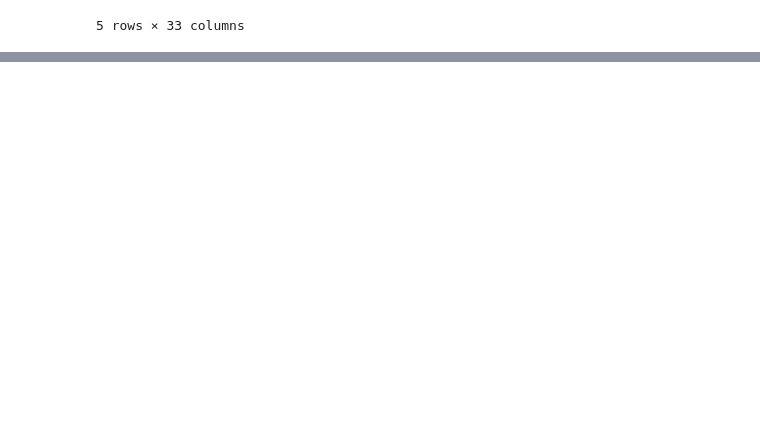
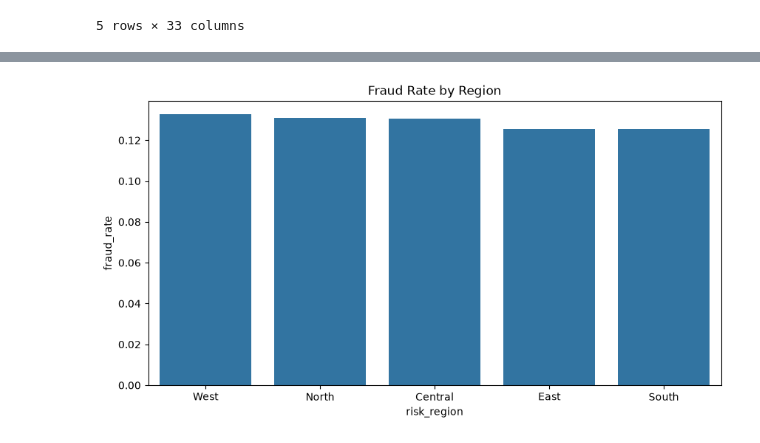
Before and after one commit to sagarmehra69/AI-Powered-Financial-Fraud-Detection-Risk-Analytics-System, a Jupyter notebook: notebooks/07_streamlit_pipeline.ipynb, the cells around one changed output, grey strips where cells are left out. Cells and saved outputs as stored; diff of their text form; code cells hidden in the pictures; blank space fills up the shorter version.

```diff
--- a/notebooks/07_streamlit_pipeline.ipynb
+++ b/notebooks/07_streamlit_pipeline.ipynb
@@ -42,0 +213,6 @@ sklearn.ensemble._forest.RandomForestClassifier
+# %%
+regional_summary = pd.read_csv(
+    "../data/processed/regional_summary.csv"
+)
+
+regional_summary
@@ -42,0 +226,14 @@ sklearn.ensemble._forest.RandomForestClassifier
+# %%
+plt.figure(figsize=(10,5))
+
+sns.barplot(
+    data=regional_summary,
+    x="risk_region",
+    y="fraud_rate"
+)
+
+plt.title("Fraud Rate by Region")
+
+plt.show()
+# %% [output]
+[figure, added]
```
Also changed, not shown: parts of 19 cells of this notebook.
